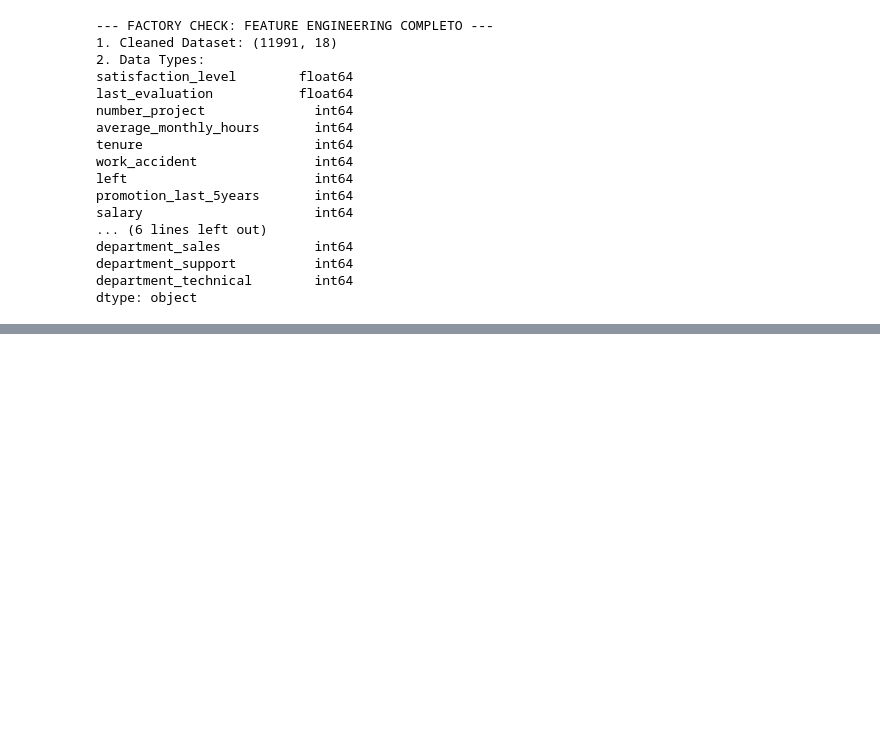
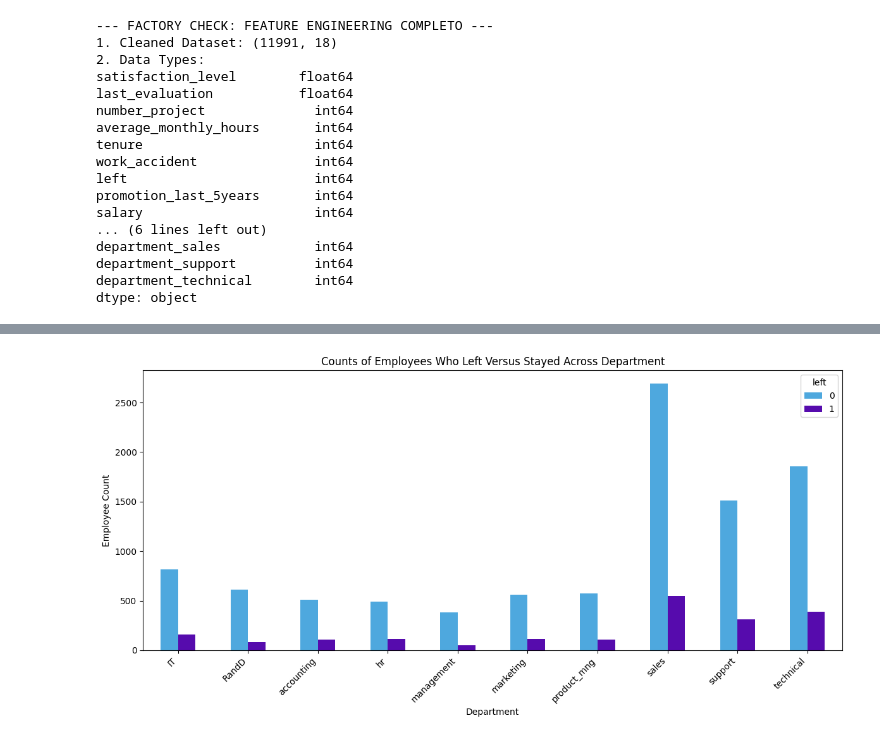
Before and after one commit to ShanT237/salifort-retention-project, a Jupyter notebook: notebooks/01_eda_and_modeling.ipynb, the cells around one changed output, grey strips where cells are left out. Saved outputs shown, nothing was run; the diff lists cells and outputs as text; code cells hidden in the pictures; blank space fills up the shorter version.

```diff
--- a/notebooks/01_eda_and_modeling.ipynb
+++ b/notebooks/01_eda_and_modeling.ipynb
@@ -298,0 +308,15 @@ dtype: object
+# %%
+###Bar chart showing counts of employees who left versus stayed across department
+
+tabla_departamentos = pd.crosstab(df['department'], df['left'])
+
+tabla_departamentos.plot(kind='bar', color=['#4ea8de', '#560bad'], figsize=(12, 6))
+
+plt.title('Counts of Employees Who Left Versus Stayed Across Department')
+plt.ylabel('Employee Count')
+plt.xlabel('Department')
+plt.xticks(rotation=45, ha='right')
+plt.tight_layout()
+plt.show()
+# %% [output]
+[figure, added]
```
Also changed, not shown: parts of 4 cells of this notebook.
